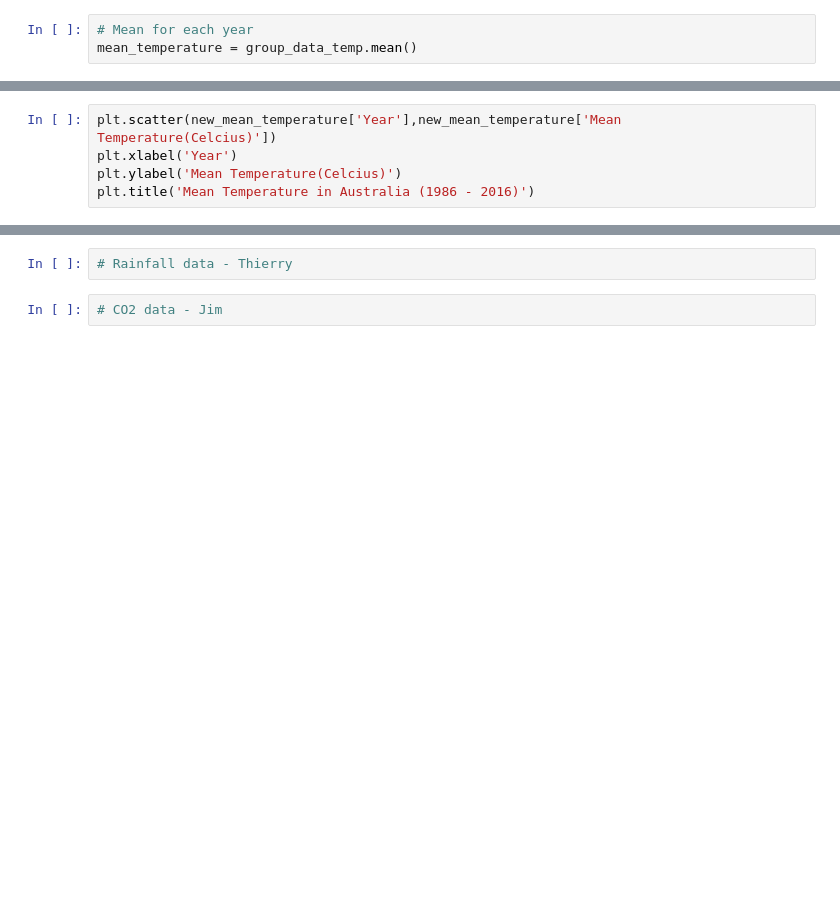
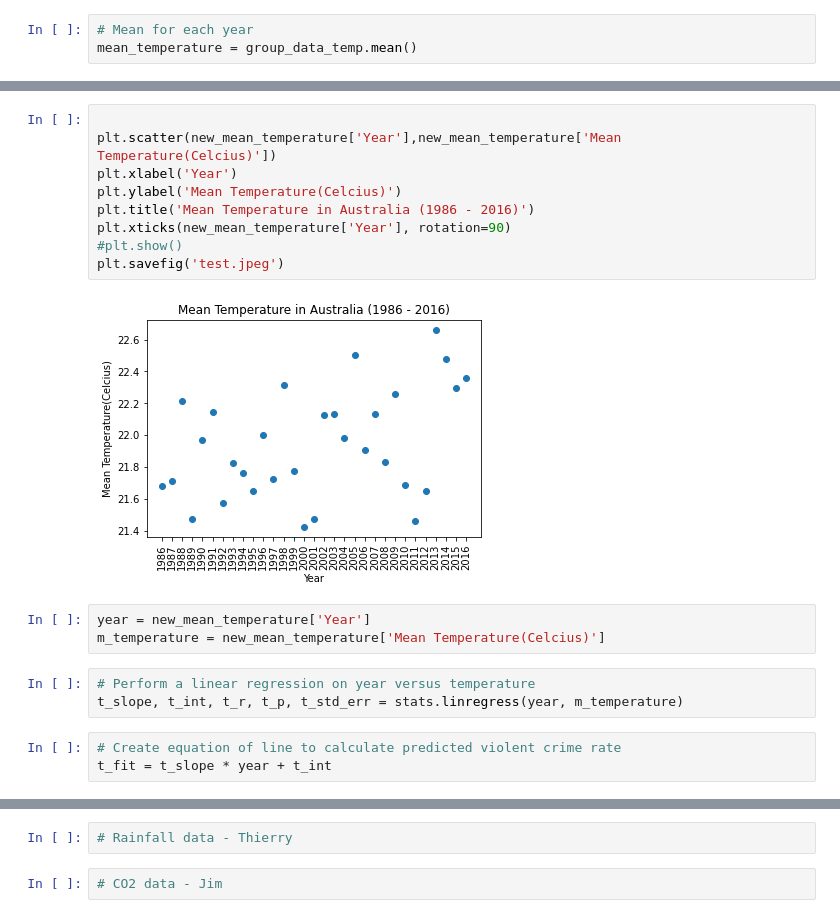
Before and after one commit to thierzon/disney-donut-project, a Jupyter notebook: data.ipynb, the cells around one changed output, grey strips where cells are left out. Drawn from its saved outputs; the diff is of its cells as text; blank space fills up the shorter version.

```diff
--- a/data.ipynb
+++ b/data.ipynb
@@ -48,5 +146,20 @@ new_mean_temperature
 # %%
+
 plt.scatter(new_mean_temperature['Year'],new_mean_temperature['Mean Temperature(Celcius)'])
 plt.xlabel('Year')
 plt.ylabel('Mean Temperature(Celcius)')
 plt.title('Mean Temperature in Australia (1986 - 2016)')
+plt.xticks(new_mean_temperature['Year'], rotation=90)
+#plt.show()
+plt.savefig('test.jpeg')
+# %% [output]
+[figure, added]
+# %%
+year = new_mean_temperature['Year']
+m_temperature = new_mean_temperature['Mean Temperature(Celcius)']
+# %%
+# Perform a linear regression on year versus temperature
+t_slope, t_int, t_r, t_p, t_std_err = stats.linregress(year, m_temperature)
+# %%
+# Create equation of line to calculate predicted violent crime rate
+t_fit = t_slope * year + t_int
```
Also changed, not shown: parts of 12 cells of this notebook, 3 other files.
